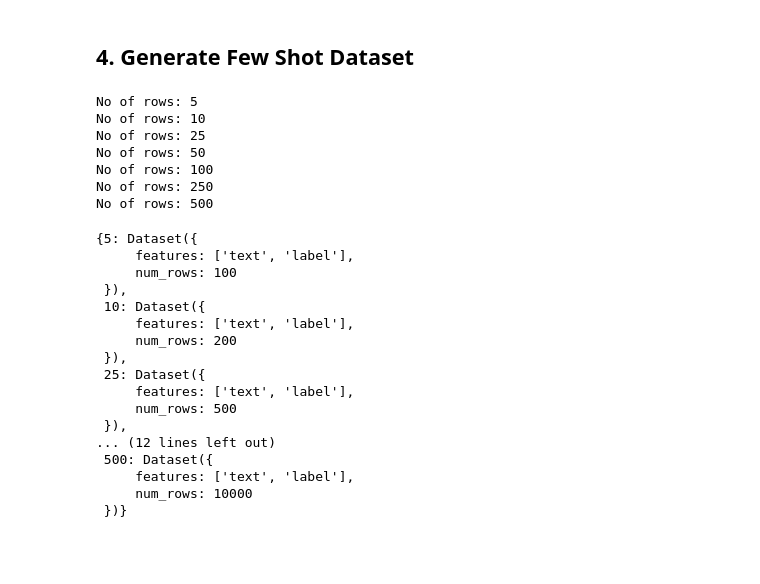
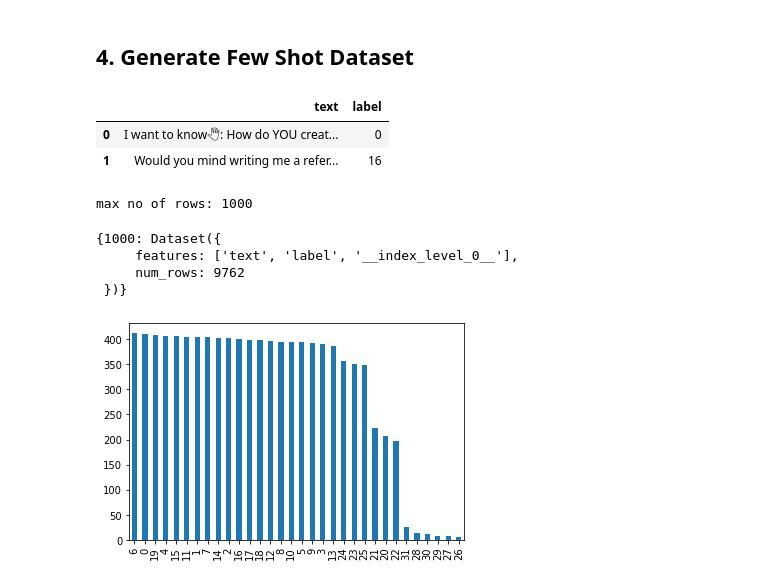
Before and after one commit to vincentclaes/emoji-predictor, a Jupyter notebook: fine-tune/04-few-shot-with-CLIP-on-train-dataset-tweets.ipynb, the cells around one changed output. Saved outputs shown, nothing was run; the diff lists cells and outputs as text; code cells hidden in the pictures; blank space fills up the shorter version.

```diff
--- a/fine-tune/04-few-shot-with-CLIP-on-train-dataset-tweets.ipynb
+++ b/fine-tune/04-few-shot-with-CLIP-on-train-dataset-tweets.ipynb
@@ -66,51 +66,52 @@ Reusing dataset parquet (/root/.cache/huggingface/datasets/vincentclaes___parque
 # %% [markdown]
 ## 4. Generate Few Shot Dataset
+# %%
+df_train = train_dataset.to_pandas()
+df_train.head(2)
+# %% [output]
+|  | text | label |
+| 0 | I want to know🖑: How do YOU creat... | 0 |
+| 1 | Would you mind writing me a refer... | 16 |
 # %%
 import matplotlib.pyplot as plt
 
 def plot(df):
     df["label"].value_counts().plot(kind = 'bar')
 
 
-def under_sample(df, no_rows):
-    print(f"No of rows: {no_rows}")
-    df = df.groupby("label", as_index=False).apply(lambda x : x.sample(n=no_rows, replace=False, axis=0)).reset_index(drop=True)
+def under_sample(df, max_no_rows=None):
+    if max_no_rows is None:
+        max_no_rows = min([x[1].shape[0] for x in df.groupby("label")])
+    print(f"max no of rows: {max_no_rows}")
+
+    def _under_sample(x):
+        # do not undersample if we have less than
+        if x.shape[0] > max_no_rows:
+            return x.sample(n=max_no_rows, replace=False, axis=0).reset_index(drop=True)
+        return x
+
+    df = df.groupby("label", as_index=False).apply(lambda x: _under_sample(x))
+    plot(df)
     return df
 
-_range = [5, 10, 25, 50, 100, 250, 500]
+# _range = [1, 5, 10, 15, 20, 25, 50, 100, 250, 500]
+_range = [1000]
+
 df_train = train_dataset.to_pandas()
 dataset_dict = {}
 
 for i in _range:
-    df_train_few_shot = under_sample(df=df_train, no_rows=i)
+    df_train_few_shot = under_sample(df=df_train, max_no_rows=i)
     dataset_dict[i] =  Dataset.from_pandas(df_train_few_shot)
 
 dataset_dict
 # %% [output]
-No of rows: 5
-No of rows: 10
-No of rows: 25
-No of rows: 50
-No of rows: 100
-No of rows: 250
-No of rows: 500
+max no of rows: 1000
-{5: Dataset({
-     features: ['text', 'label'],
-     num_rows: 100
- }),
- 10: Dataset({
-     features: ['text', 'label'],
-     num_rows: 200
- }),
- 25: Dataset({
-     features: ['text', 'label'],
-     num_rows: 500
- }),
-... (12 lines left out)
- 500: Dataset({
-     features: ['text', 'label'],
-     num_rows: 10000
+{1000: Dataset({
+     features: ['text', 'label', '__index_level_0__'],
+     num_rows: 9762
  })}
+[figure, added]
 # %%
 for few_shots, train_dataset in dataset_dict.items():
 
```
Also changed, not shown: parts of 3 cells of this notebook, 5 other files.
